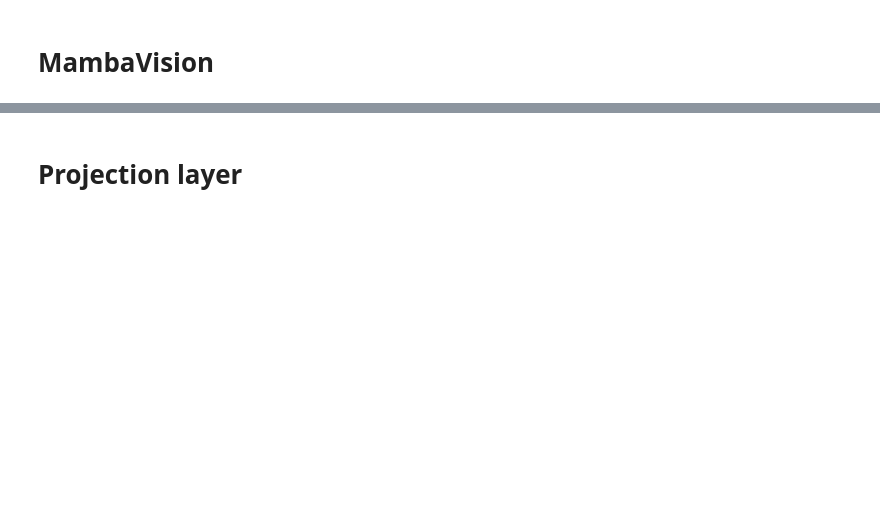
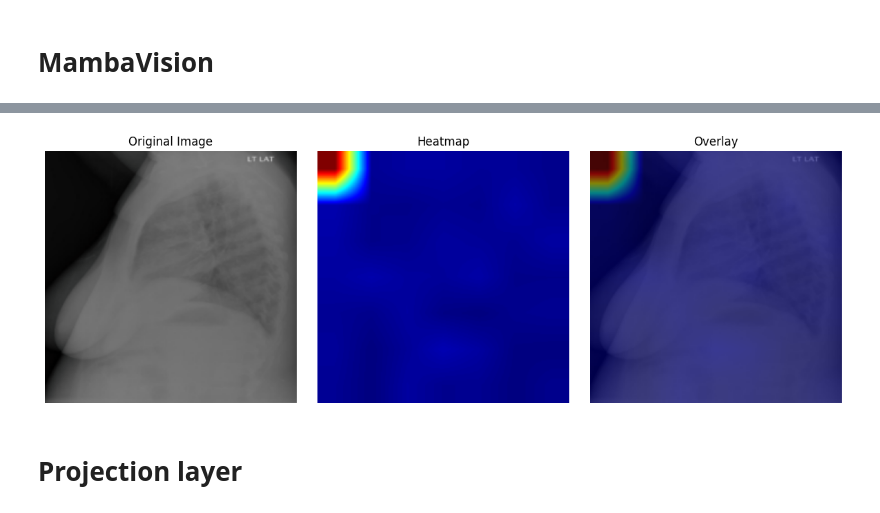
Before and after one commit to Sri-Ganesan-M/Radiology_report_generation, a Jupyter notebook: radiology-report-generation-mini-project.ipynb, the cells around one changed output, grey strips where cells are left out. Saved outputs shown, nothing was run; the diff lists cells and outputs as text; code cells hidden in the pictures; blank space fills up the shorter version.

```diff
--- a/radiology-report-generation-mini-project.ipynb
+++ b/radiology-report-generation-mini-project.ipynb
@@ -629,59 +401,57 @@ class MambaVisionEncoder(nn.Module):
 # === Instantiate encoder ===
 encoder = MambaVisionEncoder().to('cuda')
 
-# === Load a batch ===
-sample_batch = next(iter(train_loader))
-images = sample_batch['images'].to('cuda')  # shape: (B, max_views, 3, 224, 224)
+# === Load one batch from your dataloader ===
+sample_batch = next(iter(train_loader))  # assumes batch contains key 'image'
+images = sample_batch['image'].to('cuda')  # (B, 3, 224, 224)
 
-# === Forward pass (extract features for all views, all samples) ===
-B, V, C, H, W = images.shape
-images_flat = images.view(B * V, C, H, W)  # flatten for encoder: (B*V, 3, 224, 224)
+# === Forward pass ===
+with torch.no_grad():
+    pooled_feats, stage_feats = encoder(images)
 
-with torch.no_grad():
-    pooled_feats, stage_feats = encoder(images_flat)  # pooled_feats: (B*V, 640), stage_feats: list of (B*V, 640, 7, 7)
+print(f"Pooled feature shape: {pooled_feats.shape}")  # (B, 640)
+print(f"Stage 4 feature map shape: {stage_feats[3].shape}")  # (B, 640, 7, 7)
 
-# --- To visualize for the idx-th item in batch, loop through its views ---
-idx = 0  # select which batch sample to visualize
+# === Visualize one image with heatmap overlay ===
+idx = 0
+image_tensor = images[idx].cpu()
+feature_map = stage_feats[3][idx]  # (640, 7, 7)
 
-for view_idx in range(V):
-    # Retrieve the current view's original image and feature map
-    image_tensor = images[idx, view_idx].cpu()
-    feature_map = stage_feats[3][idx * V + view_idx]  # select correct index in flattened batch
+# === Generate heatmap ===
+activation_map = feature_map.mean(0).cpu().numpy()  # (7, 7)
+activation_map = np.maximum(activation_map, 0)
+activation_map = (activation_map - activation_map.min()) / (activation_map.max() - activation_map.min() + 1e-8)
+activation_map = cv2.resize(activation_map, (224, 224))
+heatmap = cv2.applyColorMap(np.uint8(255 * activation_map), cv2.COLORMAP_JET)
+heatmap = cv2.cvtColor(heatmap, cv2.COLOR_BGR2RGB)
 
-    # === Generate heatmap ===
-    activation_map = feature_map.mean(0).cpu().numpy()  # (7, 7)
-    activation_map = np.maximum(activation_map, 0)
-    activation_map = (activation_map - activation_map.min()) / (activation_map.max() - activation_map.min() + 1e-8)
-    activation_map = cv2.resize(activation_map, (224, 224))
-    heatmap = cv2.applyColorMap(np.uint8(255 * activation_map), cv2.COLORMAP_JET)
-    heatmap = cv2.cvtColor(heatmap, cv2.COLOR_BGR2RGB)
+# === Unnormalize image for visualization ===
+mean = torch.tensor([0.485, 0.456, 0.406]).view(3, 1, 1)
+std = torch.tensor([0.229, 0.224, 0.225]).view(3, 1, 1)
+img = (image_tensor * std) + mean
+img = torch.clamp(img, 0, 1).permute(1, 2, 0).numpy()
+img = np.uint8(255 * img)
 
-    # === Unnormalize image ===
-    mean = torch.tensor([0.485, 0.456, 0.406]).view(3, 1, 1)
-    std = torch.tensor([0.229, 0.224, 0.225]).view(3, 1, 1)
-    img = (image_tensor * std) + mean
-    img = torch.clamp(img, 0, 1).permute(1, 2, 0).numpy()
-    img = np.uint8(255 * img)
+# === Overlay heatmap ===
+overlay = np.uint8(0.5 * img + 0.5 * heatmap)
 
-    # === Overlay heatmap ===
-    overlay = np.uint8(0.5 * img + 0.5 * heatmap)
+# === Display ===
+plt.figure(figsize=(12, 4))
+plt.subplot(1, 3, 1)
+plt.imshow(img)
+plt.title("Original Image")
+plt.axis("off")
 
-    # === Display ===
-    plt.figure(figsize=(12, 4))
-    plt.subplot(1, 3, 1)
-    plt.imshow(img)
-    plt.title(f"Original Image (View {view_idx+1})")
-    plt.axis("off")
+plt.subplot(1, 3, 2)
+plt.imshow(heatmap)
+plt.title("Heatmap")
+plt.axis("off")
 
-    plt.subplot(1, 3, 2)
-    plt.imshow(heatmap)
-    plt.title(f"Heatmap (View {view_idx+1})")
-    plt.axis("off")
+plt.subplot(1, 3, 3)
+plt.imshow(overlay)
+plt.title("Overlay")
+plt.axis("off")
 
-    plt.subplot(1, 3, 3)
-    plt.imshow(overlay)
-    plt.title(f"Overlay (View {view_idx+1})")
-    plt.axis("off")
-
-    plt.tight_layout()
-    plt.show()
+plt.tight_layout()
+plt.show()
+# %% [output]
@@ -688,3 +468,4 @@ for view_idx in range(V):
+[figure, added]
 # %% [markdown]
 # **Projection layer**
 # %%
```
Also changed, not shown: parts of 45 cells of this notebook.
